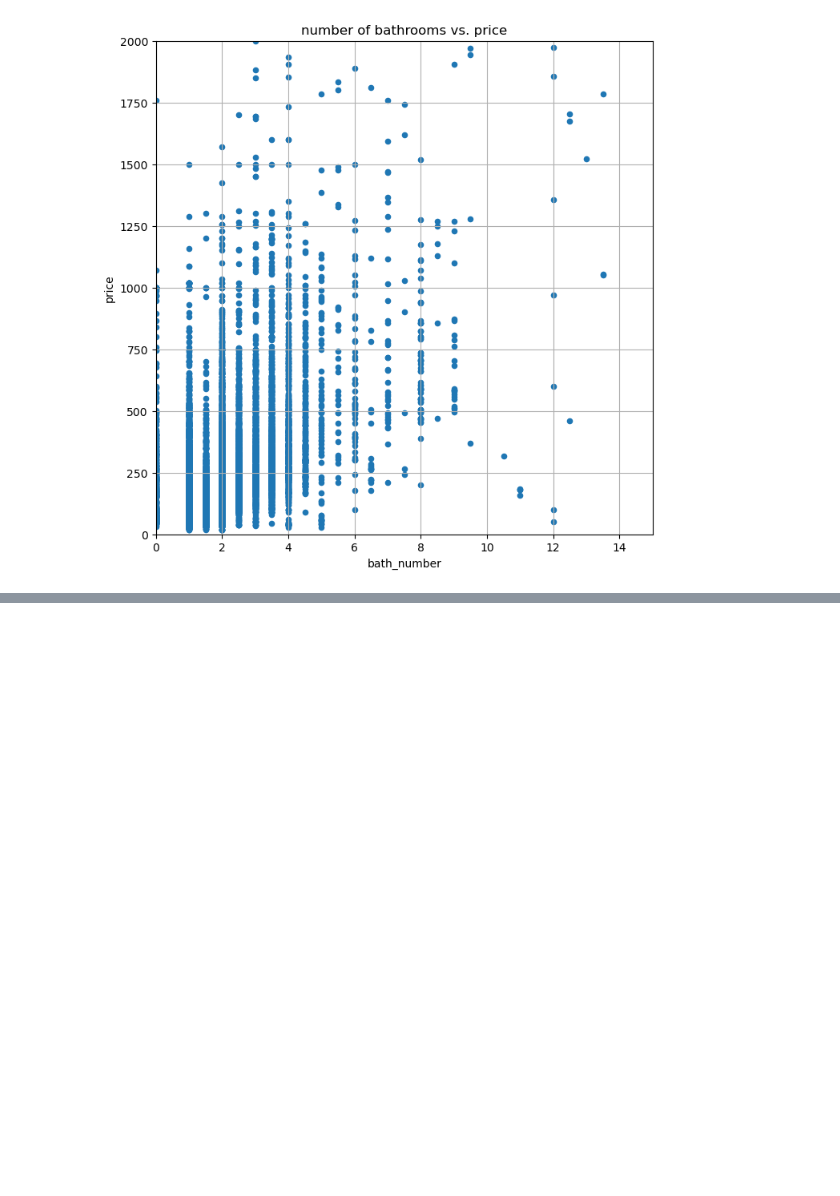
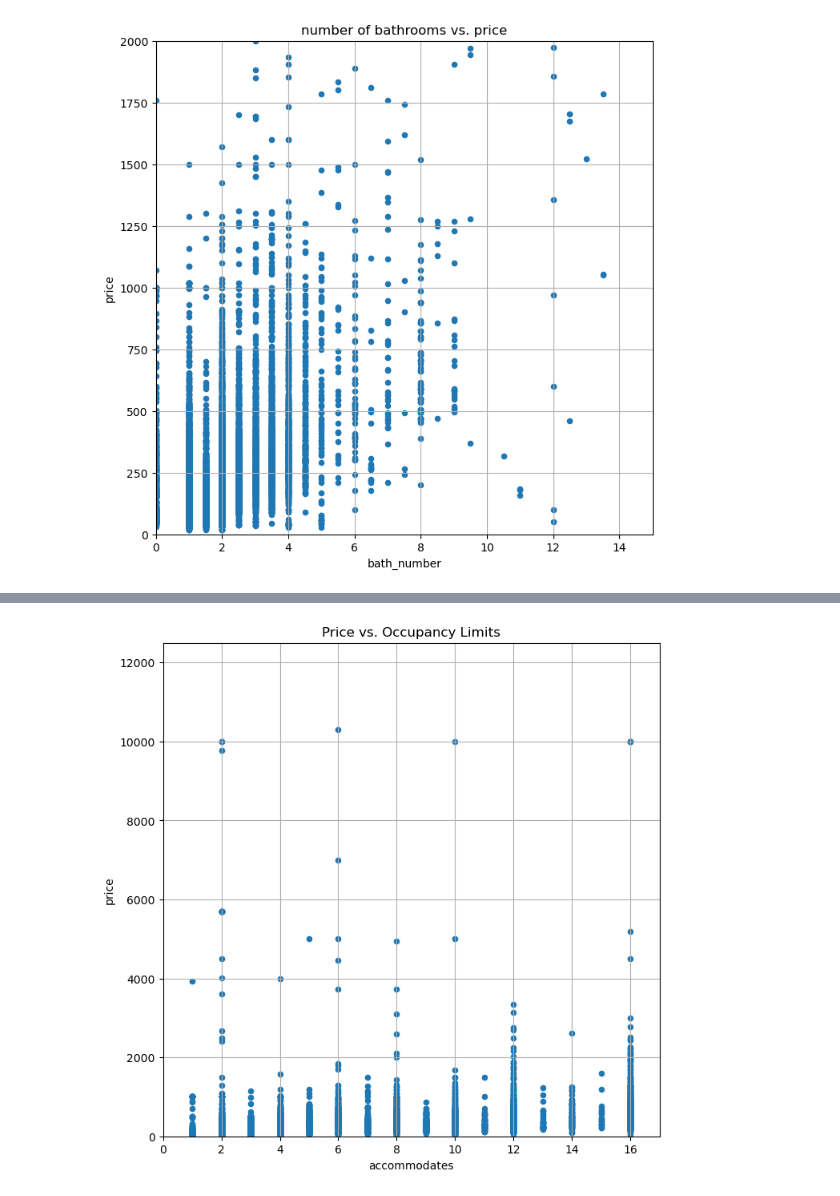
Before and after one commit to bmckimmy/Panda-o-rama, a Jupyter notebook: MM_files/mm_price_occupancy.ipynb, the cells around one changed output, grey strips where cells are left out. Saved outputs shown, nothing was run; the diff lists cells and outputs as text; code cells hidden in the pictures; blank space fills up the shorter version.

```diff
--- a/MM_files/mm_price_occupancy.ipynb
+++ b/MM_files/mm_price_occupancy.ipynb
@@ -264,0 +214,8 @@ grouped_df['review_scores_rating'].value_counts()
+# %%
+# Look at occupancy ('accomodates' column) as relates to price
+
+occ_df.plot(kind="scatter", x="accommodates", y="price", grid=True, figsize=(8,8),
+            title="Price vs. Occupancy Limits", ylim=(0,12500), xlim=(0,17))
+plt.show()
+# %% [output]
+[figure, added]
```
Also changed, not shown: parts of 29 cells of this notebook, 4 other files.
